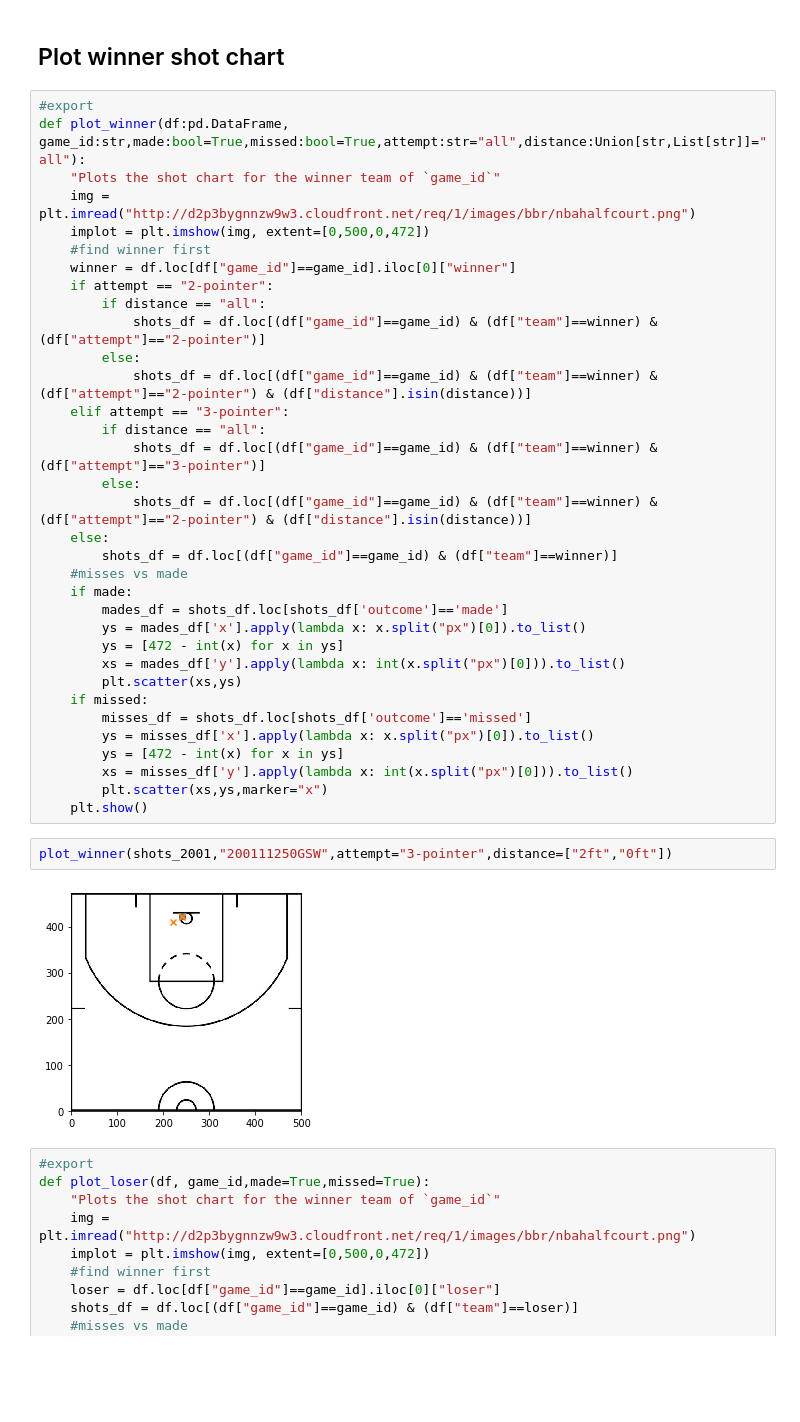
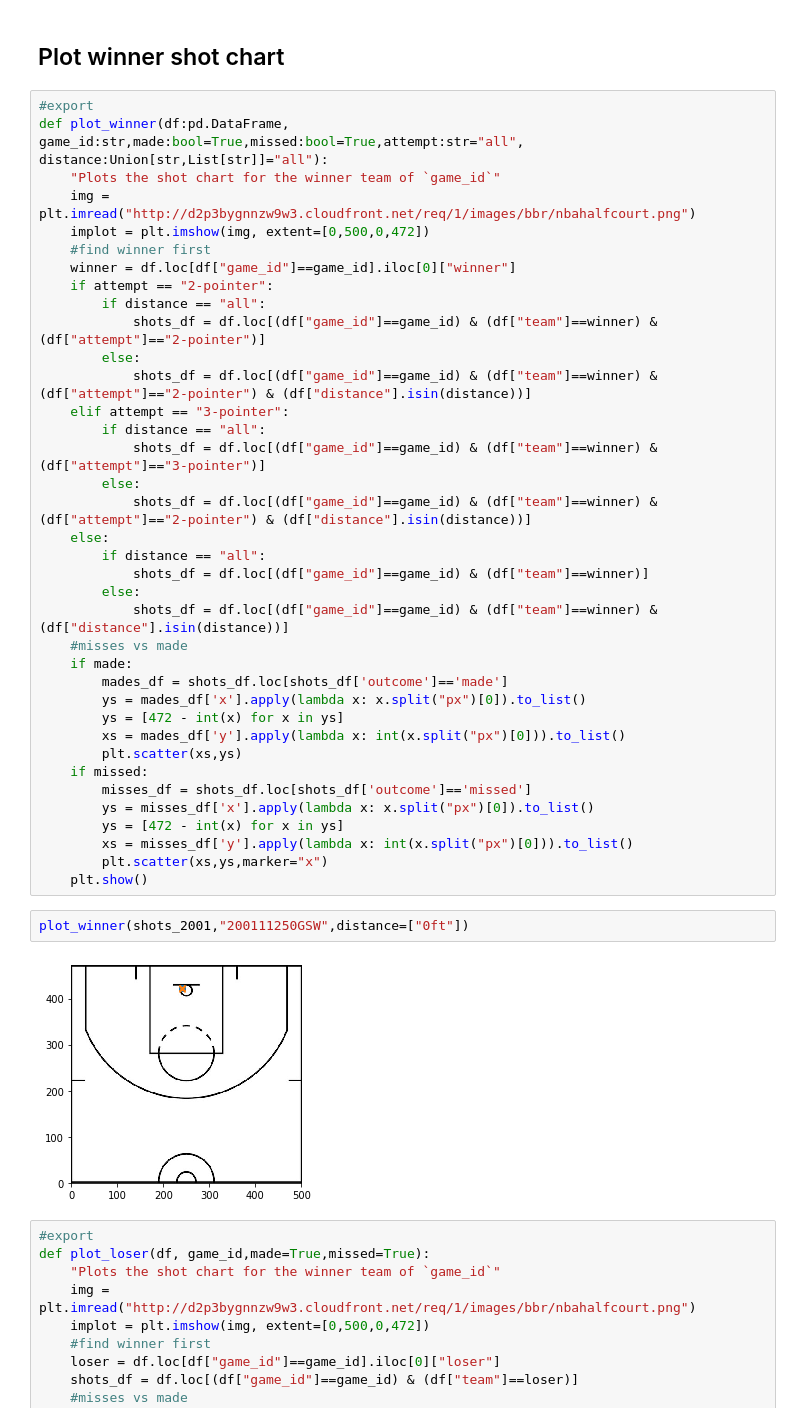
Before and after one commit to theccalderon/shot_chart, a Jupyter notebook: 00_core.ipynb, the cells around one changed output. Drawn from its saved outputs; the diff is of its cells as text; blank space fills up the shorter version.

```diff
--- a/00_core.ipynb
+++ b/00_core.ipynb
@@ -208,7 +216,7 @@ Name: game_id, dtype: object
 ## Plot winner shot chart
 # %%
 #export
-def plot_winner(df:pd.DataFrame, game_id:str,made:bool=True,missed:bool=True,attempt:str="all",distance:Union[str,List[str]]="all"):
+def plot_winner(df:pd.DataFrame, game_id:str,made:bool=True,missed:bool=True,attempt:str="all", distance:Union[str,List[str]]="all"):
     "Plots the shot chart for the winner team of `game_id`"
     img = plt.imread("http://d2p3bygnnzw9w3.cloudfront.net/req/1/images/bbr/nbahalfcourt.png")
     implot = plt.imshow(img, extent=[0,500,0,472])
@@ -225,7 +233,10 @@ def plot_winner(df:pd.DataFrame, game_id:str,made:bool=True,missed:bool=True,att
         else:
             shots_df = df.loc[(df["game_id"]==game_id) & (df["team"]==winner) & (df["attempt"]=="2-pointer") & (df["distance"].isin(distance))]
     else:
-        shots_df = df.loc[(df["game_id"]==game_id) & (df["team"]==winner)]
+        if distance == "all":
+            shots_df = df.loc[(df["game_id"]==game_id) & (df["team"]==winner)]
+        else:
+            shots_df = df.loc[(df["game_id"]==game_id) & (df["team"]==winner) & (df["distance"].isin(distance))]
     #misses vs made
     if made:
         mades_df = shots_df.loc[shots_df['outcome']=='made']
@@ -241,9 +252,9 @@ def plot_winner(df:pd.DataFrame, game_id:str,made:bool=True,missed:bool=True,att
         plt.scatter(xs,ys,marker="x")
     plt.show()
 # %%
-plot_winner(shots_2001,"200111250GSW",attempt="3-pointer",distance=["2ft","0ft"])
+plot_winner(shots_2001,"200111250GSW",distance=["0ft"])
 # %% [output]
-[figure, old version]
+[figure, new version]
 # %%
 #export
 def plot_loser(df, game_id,made=True,missed=True):
```
Also changed, not shown: parts of 21 cells of this notebook, 2 other files.
